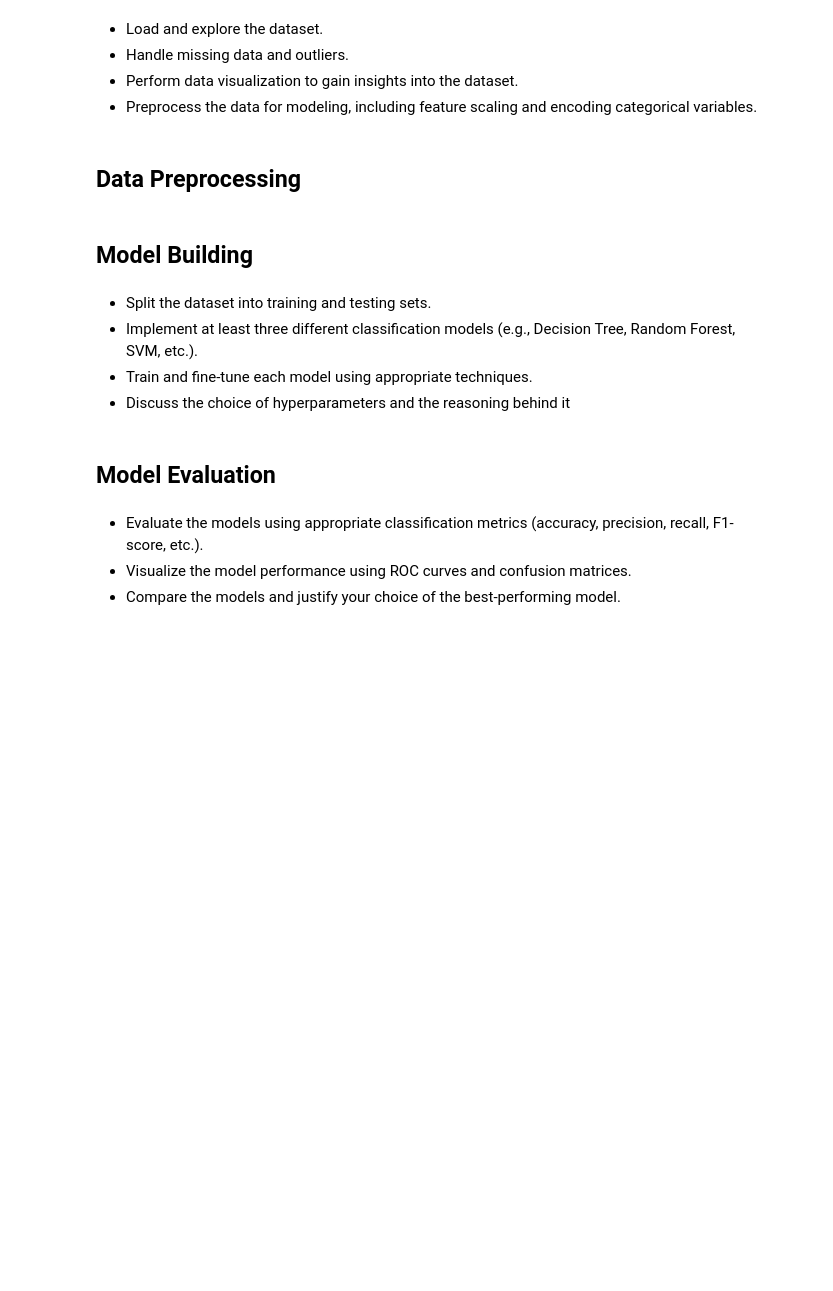
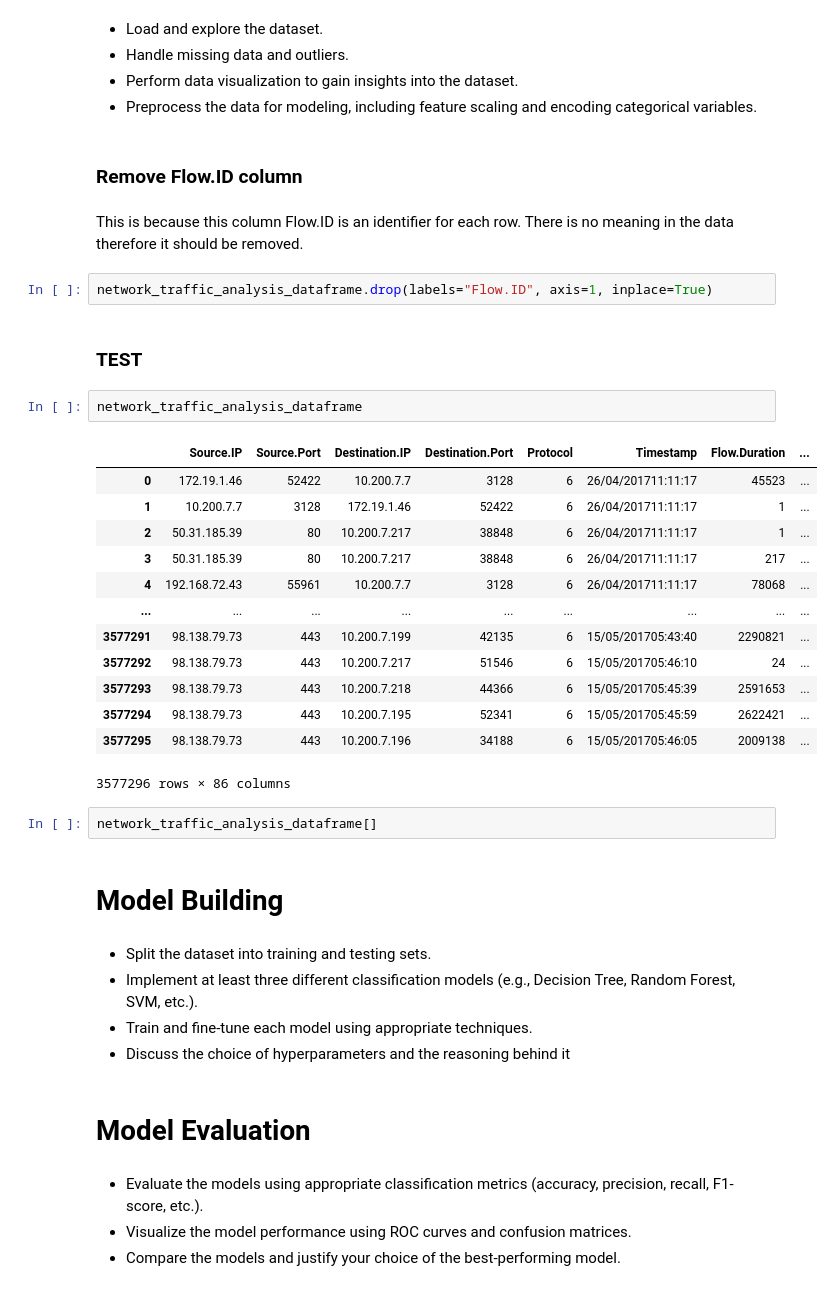
Before and after one commit to AngKokLeong/Network-Traffic-Analysis, a Jupyter notebook: report.ipynb, the cells around one changed output. Drawn from its saved outputs; the diff is of its cells as text; blank space fills up the shorter version.

```diff
--- a/report.ipynb
+++ b/report.ipynb
@@ -98,17 +775,41 @@ network_traffic_analysis_dataframe
 * Handle missing data and outliers.
 * Perform data visualization to gain insights into the dataset.
 * Preprocess the data for modeling, including feature scaling and encoding categorical variables.
-# %% [markdown]
-## Data Preprocessing
+# %% [markdown]
+### Remove Flow.ID column
+# %% [markdown]
+This is because this column Flow.ID is an identifier for each row. There is no meaning in the data therefore it should be removed.
+# %%
+network_traffic_analysis_dataframe.drop(labels="Flow.ID", axis=1, inplace=True)
+# %% [markdown]
+### TEST
+# %%
+network_traffic_analysis_dataframe
+# %% [output]
+|  | Source.IP | Source.Port | Destination.IP | Destination.Port | Protocol | Timestamp | Flow.Duration | ... |
+| 0 | 172.19.1.46 | 52422 | 10.200.7.7 | 3128 | 6 | 26/04/201711:11:17 | 45523 | ... |
+| 1 | 10.200.7.7 | 3128 | 172.19.1.46 | 52422 | 6 | 26/04/201711:11:17 | 1 | ... |
+| 2 | 50.31.185.39 | 80 | 10.200.7.217 | 38848 | 6 | 26/04/201711:11:17 | 1 | ... |
+| 3 | 50.31.185.39 | 80 | 10.200.7.217 | 38848 | 6 | 26/04/201711:11:17 | 217 | ... |
+| 4 | 192.168.72.43 | 55961 | 10.200.7.7 | 3128 | 6 | 26/04/201711:11:17 | 78068 | ... |
+| ... | ... | ... | ... | ... | ... | ... | ... | ... |
+| 3577291 | 98.138.79.73 | 443 | 10.200.7.199 | 42135 | 6 | 15/05/201705:43:40 | 2290821 | ... |
+| 3577292 | 98.138.79.73 | 443 | 10.200.7.217 | 51546 | 6 | 15/05/201705:46:10 | 24 | ... |
+| 3577293 | 98.138.79.73 | 443 | 10.200.7.218 | 44366 | 6 | 15/05/201705:45:39 | 2591653 | ... |
+| 3577294 | 98.138.79.73 | 443 | 10.200.7.195 | 52341 | 6 | 15/05/201705:45:59 | 2622421 | ... |
+| 3577295 | 98.138.79.73 | 443 | 10.200.7.196 | 34188 | 6 | 15/05/201705:46:05 | 2009138 | ... |
+3577296 rows × 86 columns
+# %%
+network_traffic_analysis_dataframe[]
 # %% [markdown]
-## Model Building
+# Model Building
 # %% [markdown]
 * Split the dataset into training and testing sets.
 * Implement at least three different classification models (e.g., Decision Tree, Random Forest, SVM, etc.).
 * Train and fine-tune each model using appropriate techniques.
 * Discuss the choice of hyperparameters and the reasoning behind it
 # %% [markdown]
-## Model Evaluation
+# Model Evaluation
 # %% [markdown]
 * Evaluate the models using appropriate classification metrics (accuracy, precision, recall, F1-score, etc.).
 * Visualize the model performance using ROC curves and confusion matrices.
```
Also changed, not shown: parts of 66 cells of this notebook.
